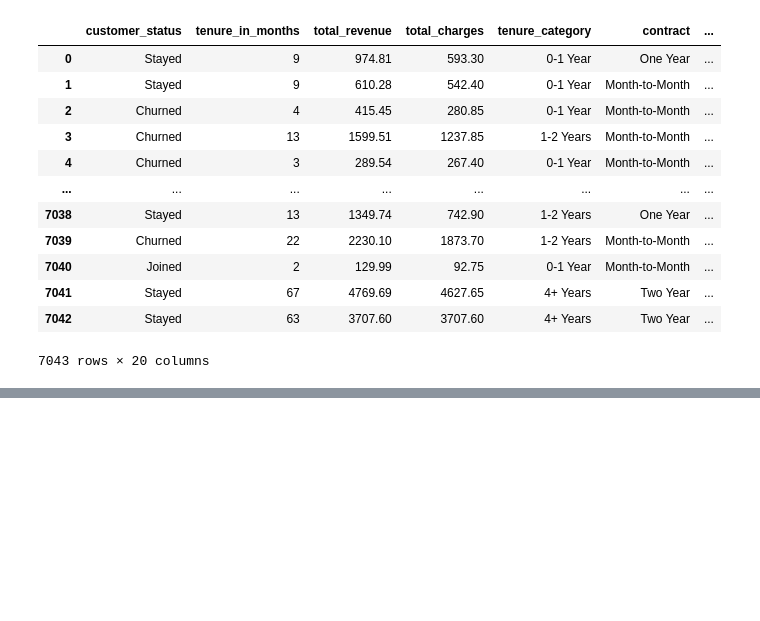
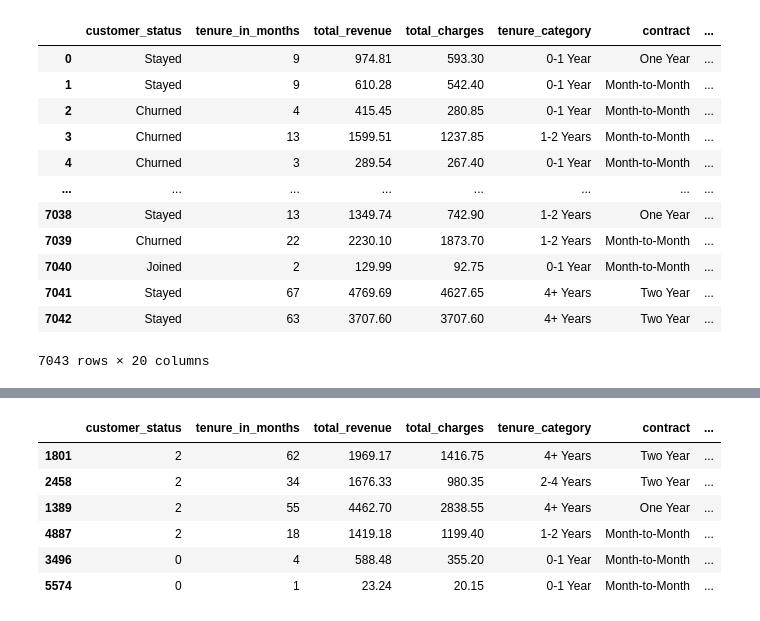
Before and after one commit to Niair/Customer_Churn_Prediction_using_MLOpps_MLflow_AWS_CI-CD, a Jupyter notebook: notebooks/book.ipynb, the cells around one changed output, grey strips where cells are left out. Drawn from its saved outputs; the diff is of its cells as text; code cells hidden in the pictures; blank space fills up the shorter version.

Commit message:
working_transformation_ingestion

```diff
--- a/notebooks/book.ipynb
+++ b/notebooks/book.ipynb
@@ -788,0 +789,8 @@ df.to_csv('best_features_customer_churn_data.csv', index=False)
+# %%
+import pandas as pd
+import numpy as np
+
+from sklearn.preprocessing import LabelEncoder
+
+df = pd.read_csv("data/best_features_customer_churn_data.csv")
+df.head()
@@ -788,0 +804,14 @@ df.to_csv('best_features_customer_churn_data.csv', index=False)
+# %%
+le = LabelEncoder()
+
+df['customer_status'] = le.fit_transform(df['customer_status'])
+
+df.sample(6)
+# %% [output]
+|  | customer_status | tenure_in_months | total_revenue | total_charges | tenure_category | contract | ... |
+| 1801 | 2 | 62 | 1969.17 | 1416.75 | 4+ Years | Two Year | ... |
+| 2458 | 2 | 34 | 1676.33 | 980.35 | 2-4 Years | Two Year | ... |
+| 1389 | 2 | 55 | 4462.70 | 2838.55 | 4+ Years | One Year | ... |
+| 4887 | 2 | 18 | 1419.18 | 1199.40 | 1-2 Years | Month-to-Month | ... |
+| 3496 | 0 | 4 | 588.48 | 355.20 | 0-1 Year | Month-to-Month | ... |
+| 5574 | 0 | 1 | 23.24 | 20.15 | 0-1 Year | Month-to-Month | ... |
```
Also changed, not shown: parts of 8 cells of this notebook, 7 other files.
